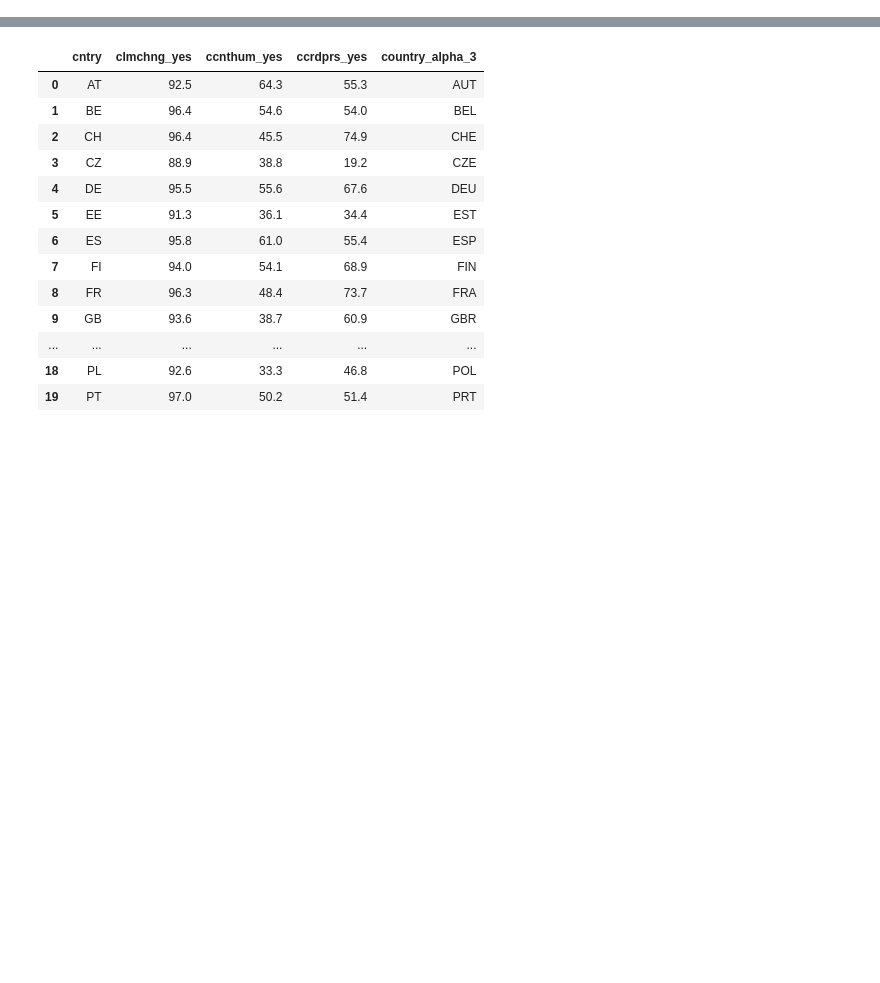
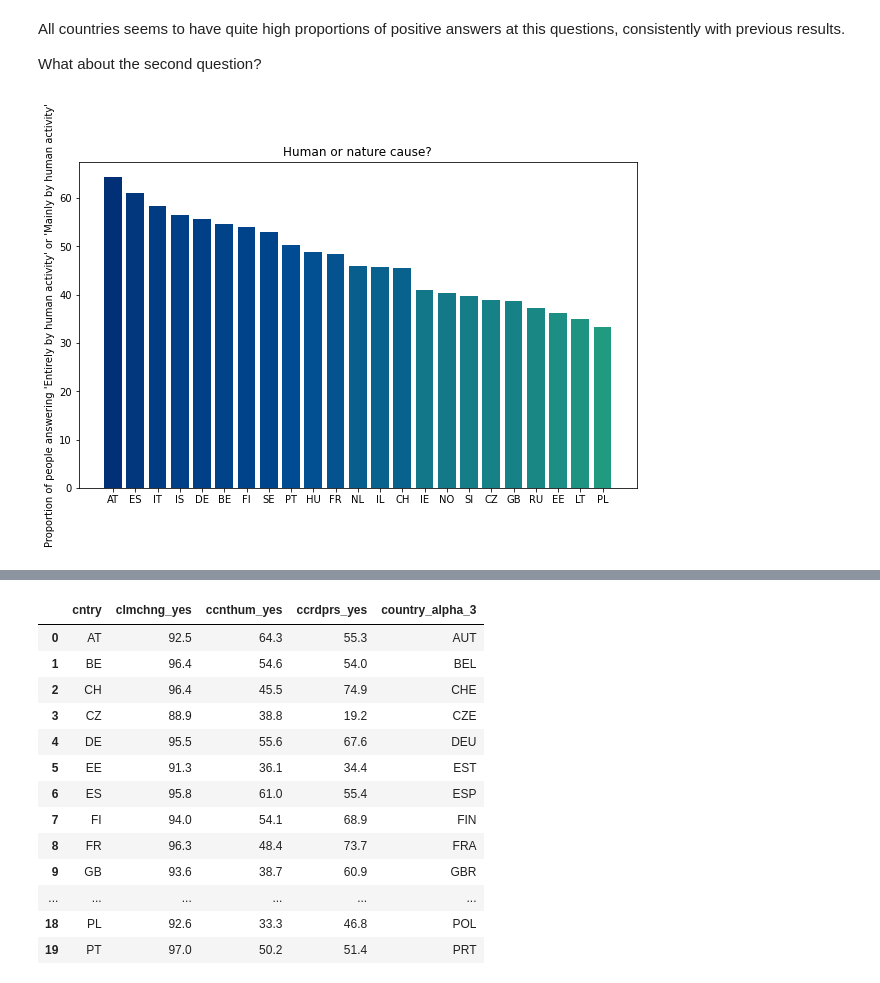
Before and after one commit to FrnRmn/europeans_climate_change, a Jupyter notebook: Analysis_Climate_Change.ipynb, the cells around one changed output, grey strips where cells are left out. Saved outputs shown, nothing was run; the diff lists cells and outputs as text; code cells hidden in the pictures; blank space fills up the shorter version.

```diff
--- a/Analysis_Climate_Change.ipynb
+++ b/Analysis_Climate_Change.ipynb
@@ -194,0 +274,25 @@ plt.ylabel("Proportion of people answering more or equal 7 out of 10");
+# %% [markdown]
+All countries seems to have quite high proportions of positive answers at this questions, consistently with previous results.
+
+What about the second question?
+# %%
+#compute the proportion of people recognizing human origins of climate change
+ccnthum_yes_countries = []
+for c,country in enumerate(df_yes_clmchng['cntry'].unique()):
+    c_w_count = ccnthum_weighted_count[country]
+    ccnthum_yes_countries.append(round(c_w_count[4:5].sum() / c_w_count.sum() *100,1))
+
+#create a continuous colormap from previous discrete colormap
+clist = [(0, colormap_ccnthum[0]), (0.25, colormap_ccnthum[0]), (0.50, colormap_ccnthum[3]),(0.75,colormap_ccnthum[4]),(1, colormap_ccnthum[4])]
+rvb = mcolors.LinearSegmentedColormap.from_list("", clist)
+
+#order countries in descending order
+sort_id = np.argsort(-np.array(ccnthum_yes_countries))
+
+#plot bar chart
+plt.figure(figsize=(10,6))
+plt.bar(df_yes_clmchng['cntry'].unique()[sort_id],sorted(ccnthum_yes_countries, reverse=True), color=rvb(np.array(sorted(ccnthum_yes_countries, reverse=True))/100));
+plt.title("Human or nature cause?")
+plt.ylabel("Proportion of people answering 'Entirely by human activity' or 'Mainly by human activity'");
+# %% [output]
+[figure, added]
```
Also changed, not shown: parts of 83 cells of this notebook, 3 other files.
